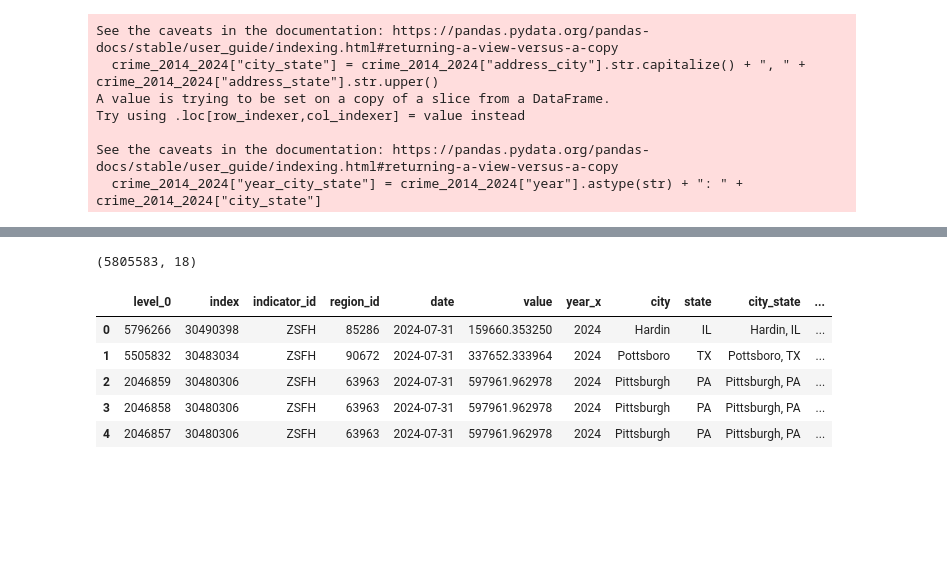
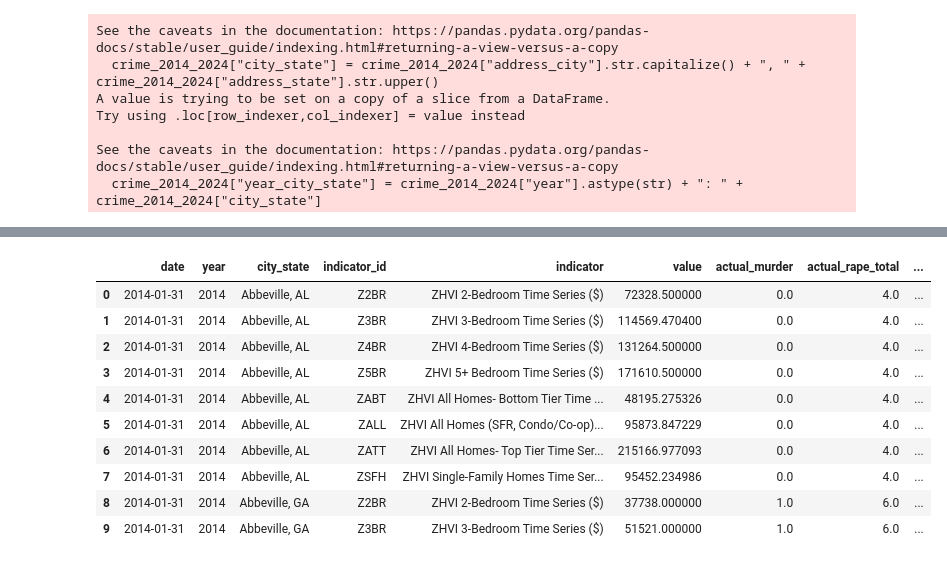
Before and after one commit to ZacharyKim/IS477-project, a Jupyter notebook: data_cleaning.ipynb, the cells around one changed output, grey strips where cells are left out. Cells and saved outputs as stored; diff of their text form; code cells hidden in the pictures; blank space fills up the shorter version.

```diff
--- a/data_cleaning.ipynb
+++ b/data_cleaning.ipynb
@@ -37,3 +47,6 @@ data_2014_2024_clean = data_2014_2024.sort_values(by=["year", "indicator_id", "r
+# %%
+# keep latest house listing for each year
+data_2014_2024_clean = data_2014_2024.sort_values(by=["date", "indicator_id", "region_id"], ascending=[False, True, True]).drop_duplicates(subset=["year", "indicator_id", "region_id"], keep="first").reset_index()
 # %%
 data_2014_2024_clean.head()
 # %% [output]
@@ -390,6 +376,7 @@ Try using .loc[row_indexer,col_indexer] = value instead
 See the caveats in the documentation: https://pandas.pydata.org/pandas-docs/stable/user_guide/indexing.html#returning-a-view-versus-a-copy
   crime_2014_2024["year_city_state"] = crime_2014_2024["year"].astype(str) + ": " + crime_2014_2024["city_state"]
 # %%
-crime_2014_2024_clean = crime_2014_2024[["actual_murder", "actual_rape_total", "actual_robbery_total", "actual_assault_total", "actual_theft_total", "year", "year_city_state"]].copy()
-crime_2014_2024_clean
+crime_2014_2024_1 = crime_2014_2024[["year", "city_state", "year_city_state", "actual_murder", "actual_rape_total", "actual_robbery_total", "actual_assault_total", "actual_theft_total"]].copy()
+crime_clean = crime_2014_2024_1.groupby(["year", "city_state", "year_city_state"]).agg("sum").reset_index()
+crime_clean
 # %% [output]
@@ -409,3 +404,7 @@ crime_2014_2024_clean
 # %%
-final_df = pd.merge(final_zilow_df, crime_2014_2024_clean, on="year_city_state", how="inner")
-final_df_sorted = final_df.sort_values(by=["date"], ascending=[False]).reset_index()
+final_df = pd.merge(final_zilow_df, crime_clean, on="year_city_state", how="inner")
+# Select and rename columns immediately to reduce memory footprint
+final_df = final_df[["date", "year_x", "city_state_x", "indicator_id", "indicator", "value", "actual_murder", "actual_rape_total", "actual_robbery_total", "actual_assault_total", "actual_theft_total"]]
+final_df.columns = ["date", "year", "city_state", "indicator_id", "indicator", "value", "actual_murder", "actual_rape_total", "actual_robbery_total", "actual_assault_total", "actual_theft_total"]
+# Sort after reducing memory usage
+final_df = final_df.sort_values(by=["date"], ascending=[False]).reset_index(drop=True)
@@ -415,14 +429,17 @@ final_df_sorted = final_df.sort_values(by=["date"], ascending=[False]).reset_ind
 # %%
-final_df.shape
+final_df = final_df.groupby(["date", "year", "city_state", "indicator_id", "indicator"]).agg("mean").reset_index()
-# %% [output]
-(5805583, 18)
 # %%
-final_df_sorted.head()
+final_df.head(10)
 # %% [output]
-|  | level_0 | index | indicator_id | region_id | date | value | year_x | city | state | city_state | ... |
-| 0 | 5796266 | 30490398 | ZSFH | 85286 | 2024-07-31 | 159660.353250 | 2024 | Hardin | IL | Hardin, IL | ... |
-| 1 | 5505832 | 30483034 | ZSFH | 90672 | 2024-07-31 | 337652.333964 | 2024 | Pottsboro | TX | Pottsboro, TX | ... |
-| 2 | 2046859 | 30480306 | ZSFH | 63963 | 2024-07-31 | 597961.962978 | 2024 | Pittsburgh | PA | Pittsburgh, PA | ... |
-| 3 | 2046858 | 30480306 | ZSFH | 63963 | 2024-07-31 | 597961.962978 | 2024 | Pittsburgh | PA | Pittsburgh, PA | ... |
-| 4 | 2046857 | 30480306 | ZSFH | 63963 | 2024-07-31 | 597961.962978 | 2024 | Pittsburgh | PA | Pittsburgh, PA | ... |
+|  | date | year | city_state | indicator_id | indicator | value | actual_murder | actual_rape_total | ... |
+| 0 | 2014-01-31 | 2014 | Abbeville, AL | Z2BR | ZHVI 2-Bedroom Time Series ($) | 72328.500000 | 0.0 | 4.0 | ... |
+| 1 | 2014-01-31 | 2014 | Abbeville, AL | Z3BR | ZHVI 3-Bedroom Time Series ($) | 114569.470400 | 0.0 | 4.0 | ... |
+| 2 | 2014-01-31 | 2014 | Abbeville, AL | Z4BR | ZHVI 4-Bedroom Time Series ($) | 131264.500000 | 0.0 | 4.0 | ... |
+| 3 | 2014-01-31 | 2014 | Abbeville, AL | Z5BR | ZHVI 5+ Bedroom Time Series ($) | 171610.500000 | 0.0 | 4.0 | ... |
+| 4 | 2014-01-31 | 2014 | Abbeville, AL | ZABT | ZHVI All Homes- Bottom Tier Time ... | 48195.275326 | 0.0 | 4.0 | ... |
+| 5 | 2014-01-31 | 2014 | Abbeville, AL | ZALL | ZHVI All Homes (SFR, Condo/Co-op)... | 95873.847229 | 0.0 | 4.0 | ... |
+| 6 | 2014-01-31 | 2014 | Abbeville, AL | ZATT | ZHVI All Homes- Top Tier Time Ser... | 215166.977093 | 0.0 | 4.0 | ... |
+| 7 | 2014-01-31 | 2014 | Abbeville, AL | ZSFH | ZHVI Single-Family Homes Time Ser... | 95452.234986 | 0.0 | 4.0 | ... |
+| 8 | 2014-01-31 | 2014 | Abbeville, GA | Z2BR | ZHVI 2-Bedroom Time Series ($) | 37738.000000 | 1.0 | 6.0 | ... |
+| 9 | 2014-01-31 | 2014 | Abbeville, GA | Z3BR | ZHVI 3-Bedroom Time Series ($) | 51521.000000 | 1.0 | 6.0 | ... |
 # %%
```
Also changed, not shown: parts of 23 cells of this notebook.
